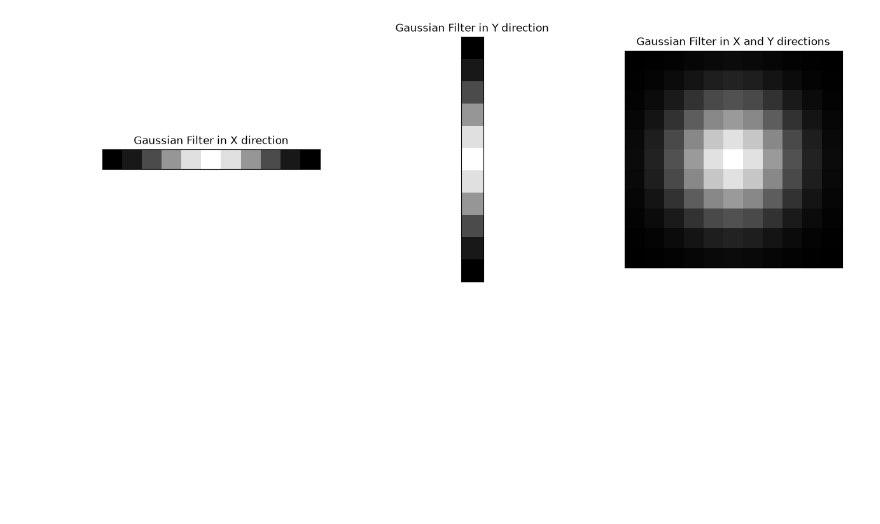
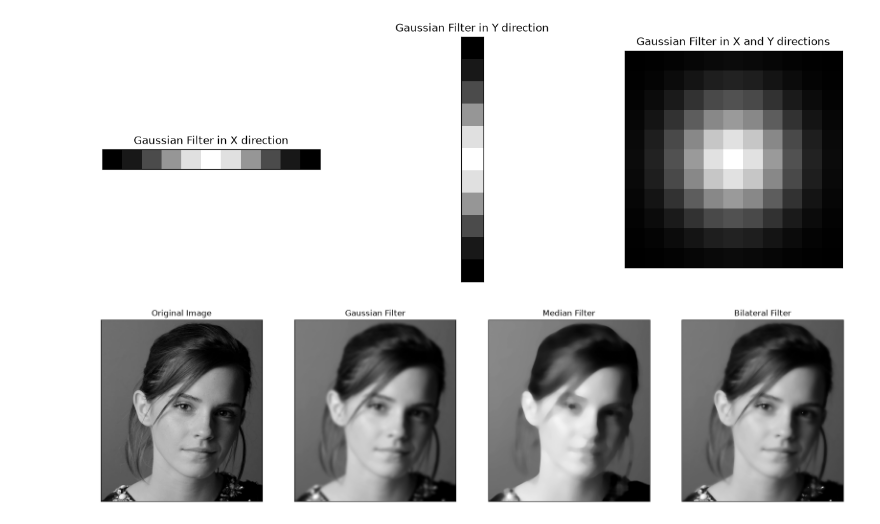
Before and after one commit to codingNR29/Image-processing, a Jupyter notebook: 03 Spatial Filtering.ipynb, the cells around one changed output. Drawn from its saved outputs; the diff is of its cells as text; code cells hidden in the pictures; blank space fills up the shorter version.

Commit message:
Comparing gaussian, median and bilateral filters

```diff
--- a/03 Spatial Filtering.ipynb
+++ b/03 Spatial Filtering.ipynb
@@ -141,3 +141,44 @@ for a in ax3:
 plt.show()
 # %% [output]
 [figure]
+# %%
+im = cv.imread('images/emma.jpg', cv.IMREAD_GRAYSCALE)
+assert im is not None
+
+#Kernal size
+k = 31
+
+#Gaussian filter
+img_gaussian = cv.GaussianBlur(im, (k, k), 0)
+
+#Median filter
+img_median = cv.medianBlur(im, k)
+
+#Bilateral filter
+img_bilateral = cv.bilateralFilter(im, k, 75, 5)
+
+#Normalizing the filtered images to the range [0, 255]
+img_gaussian = cv.normalize(img_gaussian, None, 0, 255, cv.NORM_MINMAX, cv.CV_8U)
+img_median = cv.normalize(img_median, None, 0, 255, cv.NORM_MINMAX, cv.CV_8U)
+img_bilateral = cv.normalize(img_bilateral, None, 0, 255, cv.NORM_MINMAX, cv.CV_8U)
+
+fig, ax = plt.subplots(1, 4, figsize=(20, 10))
+ax[0].imshow(im, cmap='gray')
+ax[0].set_title('Original Image')
+
+ax[1].imshow(img_gaussian, cmap='gray')
+ax[1].set_title('Gaussian Filter')
+
+ax[2].imshow(img_median, cmap='gray')
+ax[2].set_title('Median Filter')
+
+ax[3].imshow(img_bilateral, cmap='gray')
+ax[3].set_title('Bilateral Filter')
+
+for a in ax:
+    a.set_xticks([])
+    a.set_yticks([])
+
+plt.show()
+# %% [output]
+[figure, added]
```
